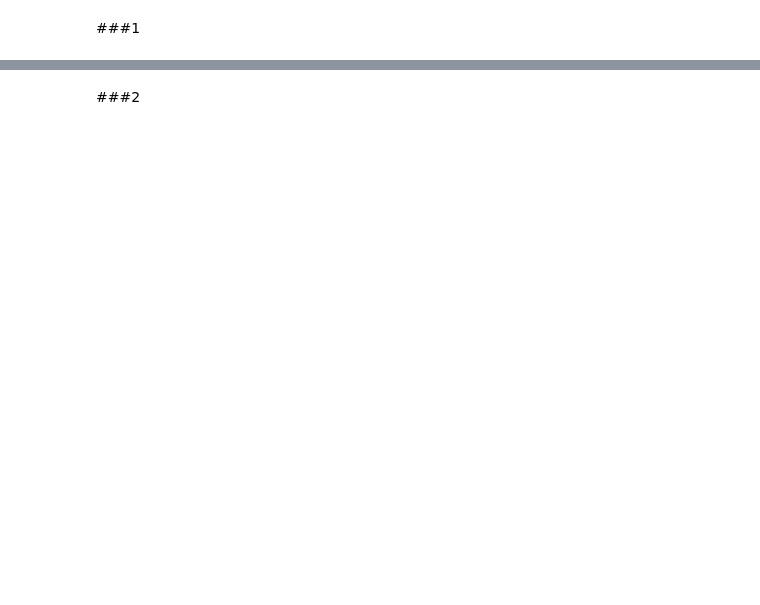
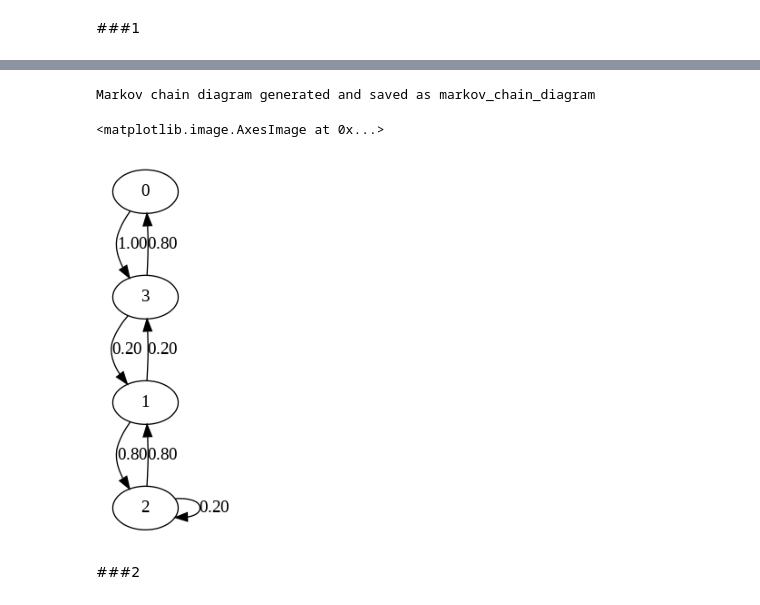
Before and after one commit to NRJaggers/Applied-Stochastic-Processes, a Jupyter notebook: PracticeProblems/IntroMC.ipynb, the cells around one changed output, grey strips where cells are left out. Drawn from its saved outputs; the diff is of its cells as text; code cells hidden in the pictures; blank space fills up the shorter version.

```diff
--- a/PracticeProblems/IntroMC.ipynb
+++ b/PracticeProblems/IntroMC.ipynb
@@ -33,2 +15,28 @@ mc.draw()
+# %%
+import os
+import matplotlib.pyplot as plt
+import graphviz
+import pandas as pd
+import numpy as np
+
+def make_mc_graph(npmatrix=np,filename="markov_chain_diagram"):
+  # Create a graph
+  markov_chain_graph = graphviz.Digraph('MarkovChain', format='png', engine='dot')
+
+  # Add states to the graph
+  for i in range(len(transition_matrix)):
+      markov_chain_graph.node(str(i), label=f'{i}')
+
+  # Add transitions with probabilities
+  for i in range(len(transition_matrix)):
+      for j in range(len(transition_matrix[i])):
+          probability = transition_matrix[i, j]
+          if probability > 0:
+              markov_chain_graph.edge(str(i), str(j), label=f'{probability:.2f}')
+
+  # Save the graph to a file and render it
+  markov_chain_graph.render(filename, cleanup=True, format='png')
+
+  print("Markov chain diagram generated and saved as", filename)
 # %% [markdown]
 ###1
@@ -34,0 +45,10 @@ mc.draw()
+# %%
+# Define the transition matrix
+transition_matrix = np.array([
+    [0, 0, 0, 1],
+    [0, 0, 0.8, 0.2],
+    [0, 0.8, 0.2, 0],
+    [0.8, 0.2, 0, 0]
+])
+
+pd.DataFrame(transition_matrix)
@@ -35,2 +61,12 @@ mc.draw()
+# %%
+#show state diagram
+make_mc_graph(transition_matrix)
+img = plt.imread('markov_chain_diagram.png')
+plt.axis("off")
+plt.imshow(img)
+# %% [output]
+Markov chain diagram generated and saved as markov_chain_diagram
+<matplotlib.image.AxesImage at 0x...>
+[figure, added]
 # %% [markdown]
 ###2
```
Also changed, not shown: parts of 12 cells of this notebook.
